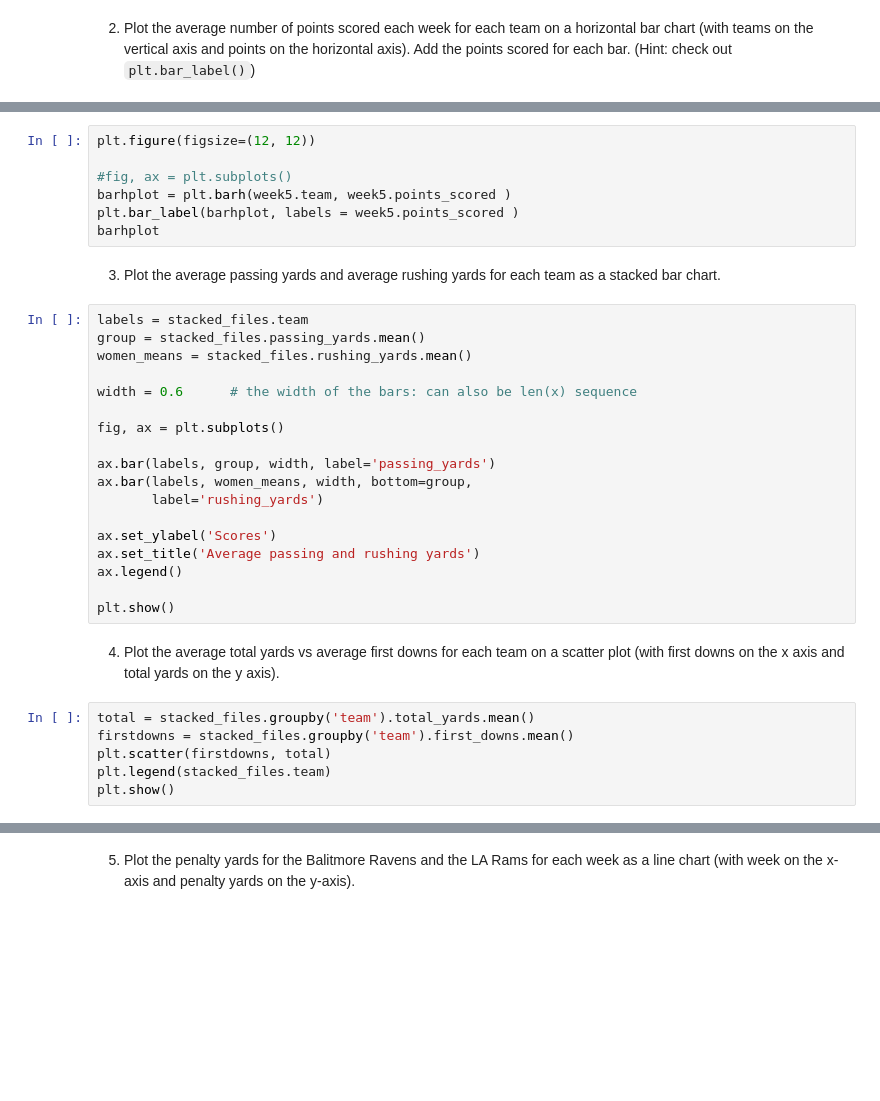
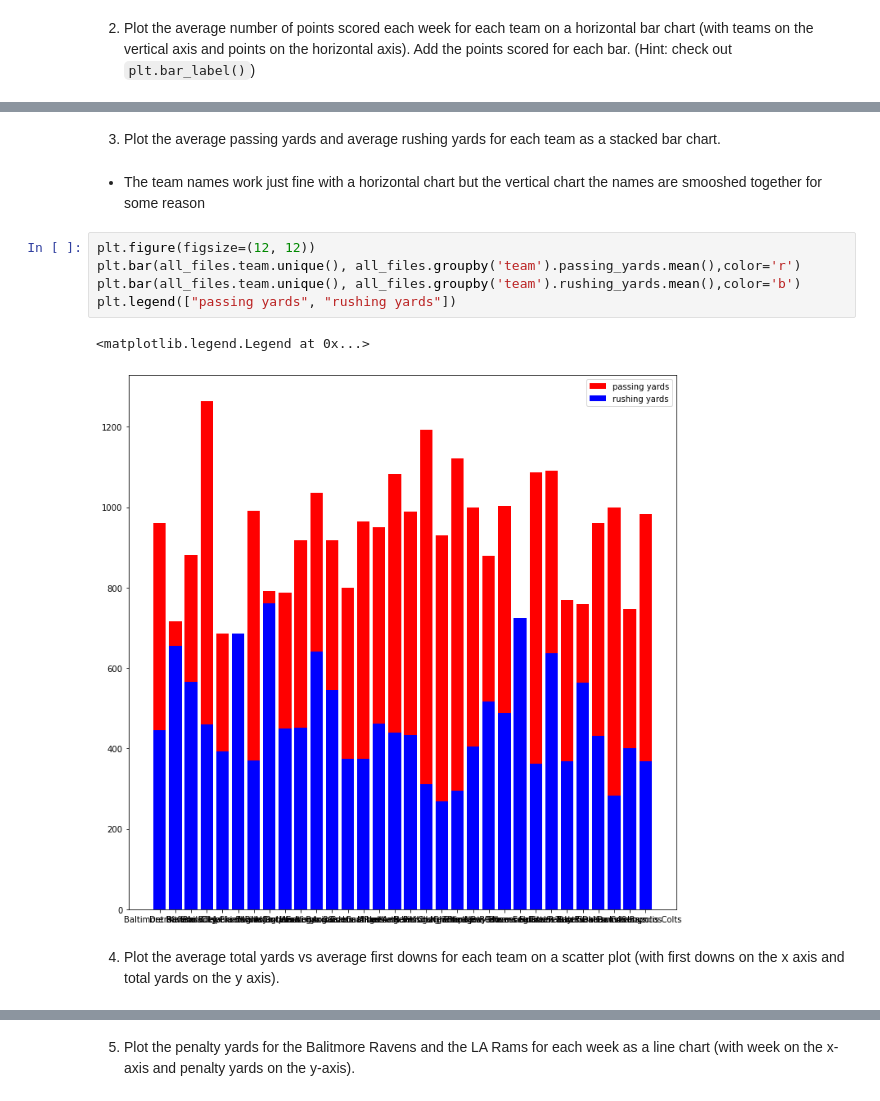
Before and after one commit to SheltonBlackwell/cis277-fa22-Lab5, a Jupyter notebook: Lab5.ipynb, the cells around one changed output, grey strips where cells are left out. Cells and saved outputs as stored; diff of their text form; blank space fills up the shorter version.

```diff
--- a/Lab5.ipynb
+++ b/Lab5.ipynb
@@ -78,35 +39,14 @@ barhplot
-# %%
-plt.figure(figsize=(12, 12))
-
-#fig, ax = plt.subplots()
-barhplot = plt.barh(week5.team, week5.points_scored )
-plt.bar_label(barhplot, labels = week5.points_scored )
-barhplot
 # %% [markdown]
 3. Plot the average passing yards and average rushing yards for each team as a stacked bar chart.
-# %%
-labels = stacked_files.team
-group = stacked_files.passing_yards.mean()
-women_means = stacked_files.rushing_yards.mean()
-
-width = 0.6      # the width of the bars: can also be len(x) sequence
-
-fig, ax = plt.subplots()
-
-ax.bar(labels, group, width, label='passing_yards')
-ax.bar(labels, women_means, width, bottom=group,
-       label='rushing_yards')
-
-ax.set_ylabel('Scores')
-ax.set_title('Average passing and rushing yards')
-ax.legend()
-
-plt.show()
+# %% [markdown]
+- The team names work just fine with a horizontal chart but the vertical chart the names are smooshed together for some reason
+# %%
+plt.figure(figsize=(12, 12))
+plt.bar(all_files.team.unique(), all_files.groupby('team').passing_yards.mean(),color='r')
+plt.bar(all_files.team.unique(), all_files.groupby('team').rushing_yards.mean(),color='b')
+plt.legend(["passing yards", "rushing yards"])
+# %% [output]
+<matplotlib.legend.Legend at 0x...>
+[figure, added]
 # %% [markdown]
 4. Plot the average total yards vs average first downs for each team on a scatter plot (with first downs on the x axis and total yards on the y axis).
-# %%
-total = stacked_files.groupby('team').total_yards.mean()
-firstdowns = stacked_files.groupby('team').first_downs.mean()
-plt.scatter(firstdowns, total)
-plt.legend(stacked_files.team)
-plt.show()
```
Also changed, not shown: parts of 21 cells of this notebook, 1 other file.
